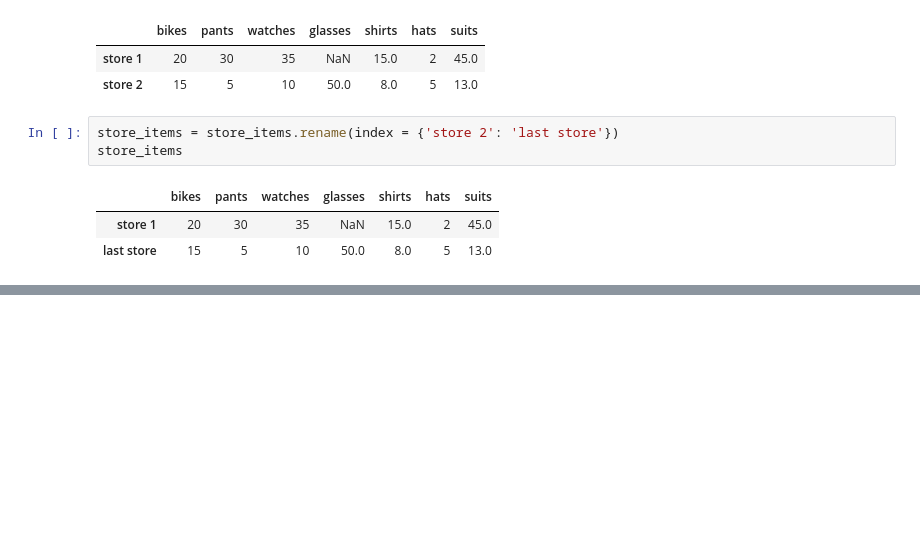
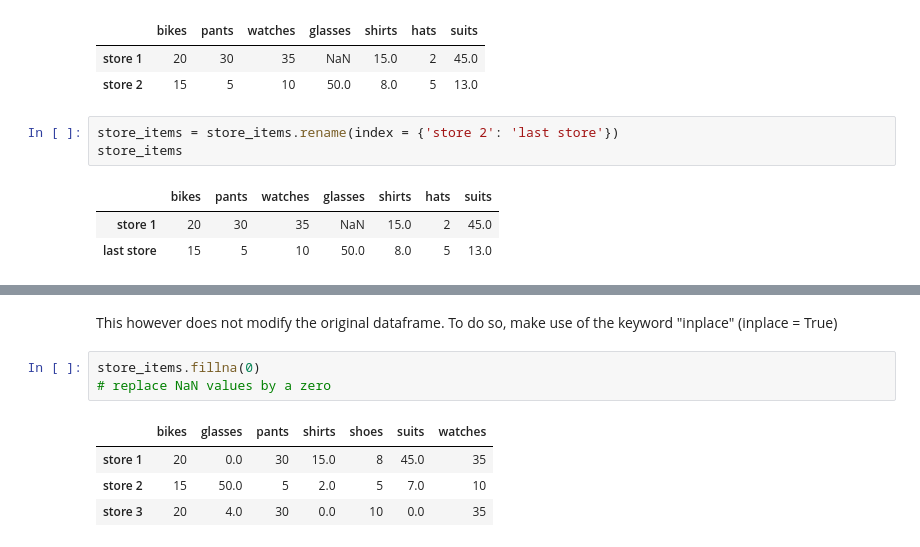
Before and after one commit to FonsahPageo/Python101, a Jupyter notebook: Pandas.ipynb, the cells around one changed output, grey strips where cells are left out. Drawn from its saved outputs; the diff is of its cells as text; blank space fills up the shorter version.

```diff
--- a/Pandas.ipynb
+++ b/Pandas.ipynb
@@ -357,0 +413,10 @@ store_items
+# %% [markdown]
+This however does not modify the original dataframe. To do so, make use of the keyword "inplace" (inplace = True)
+# %%
+store_items.fillna(0)
+# replace NaN values by a zero
+# %% [output]
+|  | bikes | glasses | pants | shirts | shoes | suits | watches |
+| store 1 | 20 | 0.0 | 30 | 15.0 | 8 | 45.0 | 35 |
+| store 2 | 15 | 50.0 | 5 | 2.0 | 5 | 7.0 | 10 |
+| store 3 | 20 | 4.0 | 30 | 0.0 | 10 | 0.0 | 35 |
```
Also changed, not shown: parts of 16 cells of this notebook.
